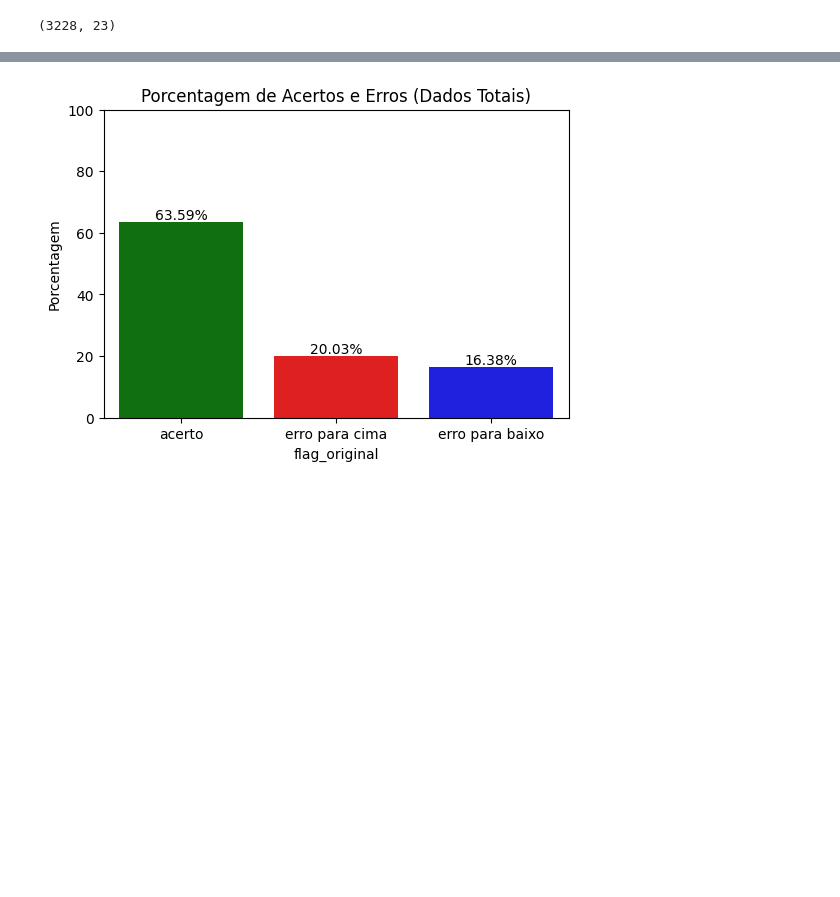
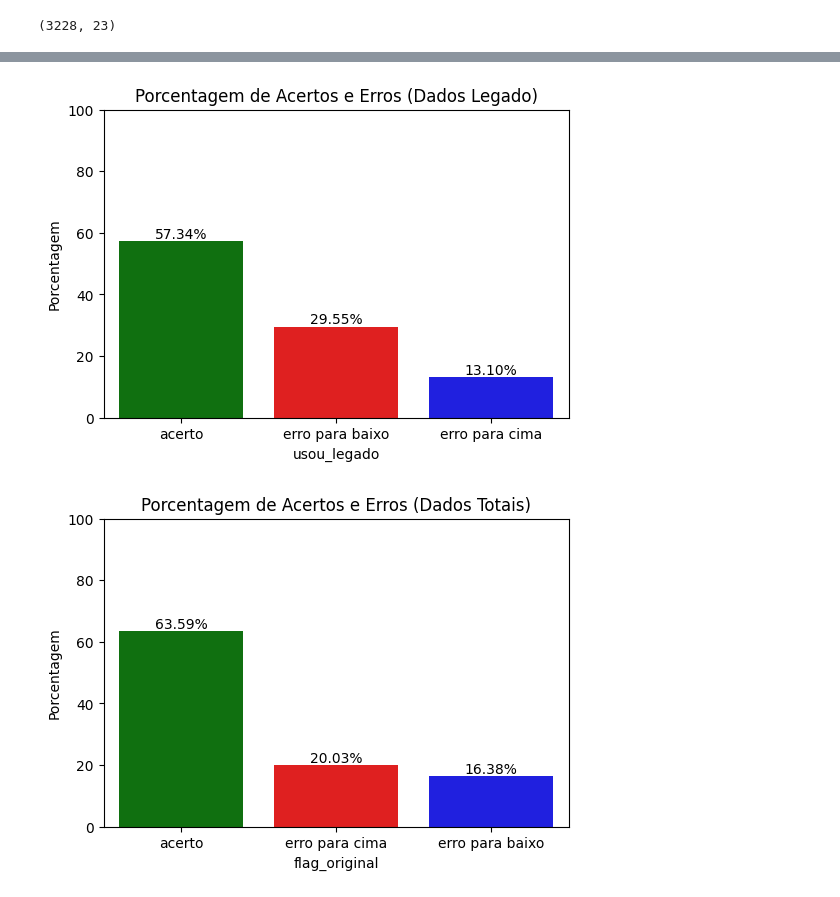
Before and after one commit to AlexiaOberdiek/Projeto-Evcomx, a Jupyter notebook: NotebookOrganizado.ipynb, the cells around one changed output, grey strips where cells are left out. Cells and saved outputs as stored; diff of their text form; code cells hidden in the pictures; blank space fills up the shorter version.

```diff
--- a/NotebookOrganizado.ipynb
+++ b/NotebookOrganizado.ipynb
@@ -455,3 +464,18 @@ plt.show()
+# %%
+df_operadores['usou_legado'] = df_operadores.apply(check_temperature_range, axis=1)
+flag_counts_legado = df_operadores['usou_legado'].value_counts(normalize=True) * 100
+plt.figure(figsize=(6, 4))
+ax = sns.barplot(x=flag_counts_legado.index, y=flag_counts_legado.values, palette=['green', 'red','blue'], hue=flag_counts_legado.index, legend=False)
+for p in ax.patches:
+    ax.annotate(f'{p.get_height():.2f}%', (p.get_x() + p.get_width() / 2., p.get_height()),
+                ha='center', va='center', xytext=(0, 5), textcoords='offset points')
+
+plt.ylabel('Porcentagem')
+plt.title('Porcentagem de Acertos e Erros (Dados Legado)')
+plt.ylim(0, 100)
+plt.show()
+# %% [output]
+[figure, added]
 # %%
 
 df['flag_original'] = df.apply(check_temperature_range, axis=1)
```
Also changed, not shown: parts of 11 cells of this notebook, 1 other file.
